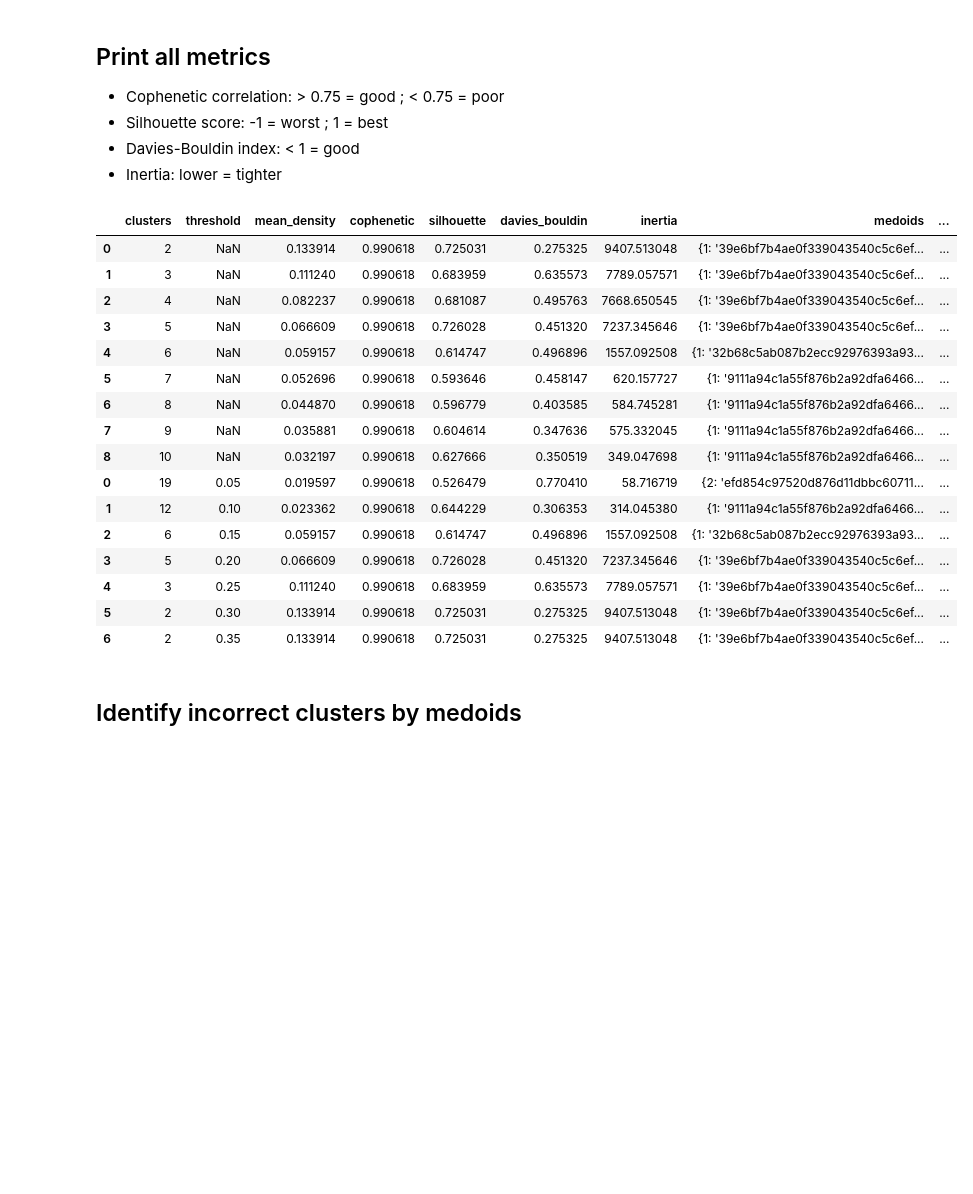
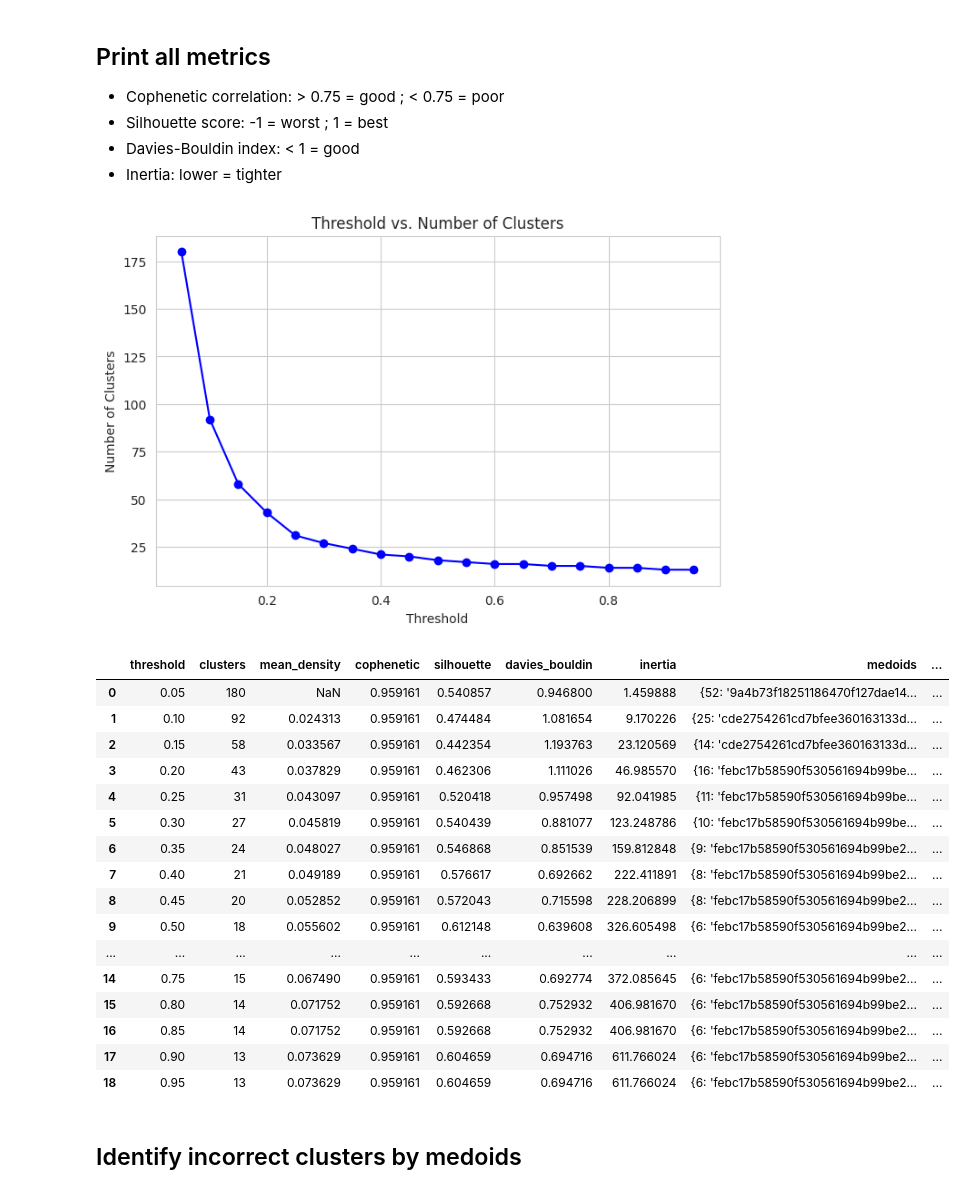
Before and after one commit to Inria-Empenn/OHBM_2026_neurovariants, a Jupyter notebook: emotion_1000_analysis.ipynb, the cells around one changed output. Saved outputs shown, nothing was run; the diff lists cells and outputs as text; code cells hidden in the pictures; blank space fills up the shorter version.

```diff
--- a/emotion_1000_analysis.ipynb
+++ b/emotion_1000_analysis.ipynb
@@ -4,11 +4,11 @@ import os
 datadir = "/home/ymerel/fmri/OHBM_2026_neurovariants/data/emotion_1000"
 ds_path = os.path.join(datadir, 'dataset.csv')
 corr_path = os.path.join(datadir, 'correlations.csv')
-corr_func = 'spearman'
+corr_func = 'pearson'
 basedir = "/home/ymerel/storage/results/"
 jobname = "emotion_1000"
 result_path = f"{basedir}{jobname}"
-coords = [0, -6, -16]
+coords = [-20, -6, -16]
 # %%
 !sshfs -o reconnect,ServerAliveInterval=120,ServerAliveCountMax=3 rennes.g5k:/srv/storage/empenn@storage2.rennes.grid5000.fr/private/ymerel /home/ymerel/storage
 # %% [output]
@@ -69,7 +69,11 @@ def normalize_dataset(ds: pd.DataFrame):
     ds = ds.convert_dtypes()
     boolean_columns = ds.select_dtypes(include='bool').columns
     columns_to_drop = [col for col in boolean_columns if ds[col].all()]
+    columns_to_drop.append("pearson_from_mean")
+    columns_to_drop.append("spearman_from_mean")
+    columns_to_drop.append("spearman_from_ref")
     ds = ds.drop(columns=columns_to_drop)
+    ds.rename(columns={f'{corr_func}_from_ref': 'from_ref'}, inplace=True)
     return ds
 # %% [markdown]
 # Load data
@@ -303,15 +173,18 @@ df_by_nb.head(10)
 # %% [markdown]
 ## Cluster by threshold
 # %%
+from utils import clusterize_hierch, predict_clusters, get_cluster_distance_densities, get_cluster_cophenetic,get_cluster_silhouette, get_cluster_inertia, get_davies_bouldin, get_medoids, get_antimedoids
+import numpy as np
+
 all_results = []
 
-thresholds = [0.05, 0.1, 0.15, 0.2, 0.25, 0.3, 0.35]
+thresholds = [0.05, 0.10, 0.15, 0.20, 0.25, 0.30, 0.35, 0.40, 0.45, 0.5, 0.55, 0.60, 0.65, 0.7, 0.75, 0.8, 0.85, 0.9, 0.95]
 
 for threshold in thresholds:
     results = dict()
     results['threshold'] = threshold
     # cluster on whole dataset
-    ds, matrix, Z, clusters = clusterize_hierch(dataset, dataset['id'], None, corr_func, threshold)
+    ds, matrix, Z, clusters = clusterize_hierch(dataset, correlations, dataset['id'], None, corr_func, threshold)
     results['clusters'] = len(np.unique(clusters.values))
 
     distance_matrix = 1 - matrix
@@ -322,10 +195,8 @@ for threshold in thresholds:
     results['davies_bouldin'] = get_davies_bouldin(distance_matrix.values, clusters.values)
     results['inertia'] = get_cluster_inertia(distance_matrix.values, clusters.values)
     results['medoids'] = get_medoids(distance_matrix, clusters)
-
+    results['antimedoids'] = get_antimedoids(distance_matrix, clusters)
     # predict on 70 % train dataset
-    merged_results = results | predict_clusters(dataset, None, threshold, 0.7)
+    merged_results = results | predict_clusters(dataset, correlations, None, corr_func, threshold, 0.7)
     all_results.append(merged_results)
-
 df_by_thresh = pd.DataFrame(all_results)
-df_by_thresh.head(10)
@@ -345,26 +207,34 @@ df_by_thresh.head(10)
 - Davies-Bouldin index: < 1 = good
 - Inertia: lower = tighter
 # %%
-df_results = pd.concat([df_by_nb, df_by_thresh], axis=0)
+df_results = df_by_thresh
+plt.figure(figsize=(8, 5))
+plt.plot(df_results['threshold'], df_results['clusters'], marker='o', linestyle='-', color='b')
+plt.title('Threshold vs. Number of Clusters')
+plt.xlabel('Threshold')
+plt.ylabel('Number of Clusters')
+plt.grid(True)
+plt.show()
 df_results.head(20)
 # %% [output]
+[figure, added]
-|  | clusters | threshold | mean_density | cophenetic | silhouette | davies_bouldin | inertia | medoids | ... |
-| 0 | 2 | NaN | 0.133914 | 0.990618 | 0.725031 | 0.275325 | 9407.513048 | {1: '39e6bf7b4ae0f339043540c5c6ef... | ... |
-| 1 | 3 | NaN | 0.111240 | 0.990618 | 0.683959 | 0.635573 | 7789.057571 | {1: '39e6bf7b4ae0f339043540c5c6ef... | ... |
-| 2 | 4 | NaN | 0.082237 | 0.990618 | 0.681087 | 0.495763 | 7668.650545 | {1: '39e6bf7b4ae0f339043540c5c6ef... | ... |
-| 3 | 5 | NaN | 0.066609 | 0.990618 | 0.726028 | 0.451320 | 7237.345646 | {1: '39e6bf7b4ae0f339043540c5c6ef... | ... |
-| 4 | 6 | NaN | 0.059157 | 0.990618 | 0.614747 | 0.496896 | 1557.092508 | {1: '32b68c5ab087b2ecc92976393a93... | ... |
-| 5 | 7 | NaN | 0.052696 | 0.990618 | 0.593646 | 0.458147 | 620.157727 | {1: '9111a94c1a55f876b2a92dfa6466... | ... |
-| 6 | 8 | NaN | 0.044870 | 0.990618 | 0.596779 | 0.403585 | 584.745281 | {1: '9111a94c1a55f876b2a92dfa6466... | ... |
-| 7 | 9 | NaN | 0.035881 | 0.990618 | 0.604614 | 0.347636 | 575.332045 | {1: '9111a94c1a55f876b2a92dfa6466... | ... |
-| 8 | 10 | NaN | 0.032197 | 0.990618 | 0.627666 | 0.350519 | 349.047698 | {1: '9111a94c1a55f876b2a92dfa6466... | ... |
-| 0 | 19 | 0.05 | 0.019597 | 0.990618 | 0.526479 | 0.770410 | 58.716719 | {2: 'efd854c97520d876d11dbbc60711... | ... |
-| 1 | 12 | 0.10 | 0.023362 | 0.990618 | 0.644229 | 0.306353 | 314.045380 | {1: '9111a94c1a55f876b2a92dfa6466... | ... |
-| 2 | 6 | 0.15 | 0.059157 | 0.990618 | 0.614747 | 0.496896 | 1557.092508 | {1: '32b68c5ab087b2ecc92976393a93... | ... |
-| 3 | 5 | 0.20 | 0.066609 | 0.990618 | 0.726028 | 0.451320 | 7237.345646 | {1: '39e6bf7b4ae0f339043540c5c6ef... | ... |
-| 4 | 3 | 0.25 | 0.111240 | 0.990618 | 0.683959 | 0.635573 | 7789.057571 | {1: '39e6bf7b4ae0f339043540c5c6ef... | ... |
-| 5 | 2 | 0.30 | 0.133914 | 0.990618 | 0.725031 | 0.275325 | 9407.513048 | {1: '39e6bf7b4ae0f339043540c5c6ef... | ... |
-| 6 | 2 | 0.35 | 0.133914 | 0.990618 | 0.725031 | 0.275325 | 9407.513048 | {1: '39e6bf7b4ae0f339043540c5c6ef... | ... |
+|  | threshold | clusters | mean_density | cophenetic | silhouette | davies_bouldin | inertia | medoids | ... |
+| 0 | 0.05 | 180 | NaN | 0.959161 | 0.540857 | 0.946800 | 1.459888 | {52: '9a4b73f18251186470f127dae14... | ... |
+| 1 | 0.10 | 92 | 0.024313 | 0.959161 | 0.474484 | 1.081654 | 9.170226 | {25: 'cde2754261cd7bfee360163133d... | ... |
+| 2 | 0.15 | 58 | 0.033567 | 0.959161 | 0.442354 | 1.193763 | 23.120569 | {14: 'cde2754261cd7bfee360163133d... | ... |
+| 3 | 0.20 | 43 | 0.037829 | 0.959161 | 0.462306 | 1.111026 | 46.985570 | {16: 'febc17b58590f530561694b99be... | ... |
+| 4 | 0.25 | 31 | 0.043097 | 0.959161 | 0.520418 | 0.957498 | 92.041985 | {11: 'febc17b58590f530561694b99be... | ... |
+| 5 | 0.30 | 27 | 0.045819 | 0.959161 | 0.540439 | 0.881077 | 123.248786 | {10: 'febc17b58590f530561694b99be... | ... |
+| 6 | 0.35 | 24 | 0.048027 | 0.959161 | 0.546868 | 0.851539 | 159.812848 | {9: 'febc17b58590f530561694b99be2... | ... |
+| 7 | 0.40 | 21 | 0.049189 | 0.959161 | 0.576617 | 0.692662 | 222.411891 | {8: 'febc17b58590f530561694b99be2... | ... |
+| 8 | 0.45 | 20 | 0.052852 | 0.959161 | 0.572043 | 0.715598 | 228.206899 | {8: 'febc17b58590f530561694b99be2... | ... |
+| 9 | 0.50 | 18 | 0.055602 | 0.959161 | 0.612148 | 0.639608 | 326.605498 | {6: 'febc17b58590f530561694b99be2... | ... |
+| ... | ... | ... | ... | ... | ... | ... | ... | ... | ... |
+| 14 | 0.75 | 15 | 0.067490 | 0.959161 | 0.593433 | 0.692774 | 372.085645 | {6: 'febc17b58590f530561694b99be2... | ... |
+| 15 | 0.80 | 14 | 0.071752 | 0.959161 | 0.592668 | 0.752932 | 406.981670 | {6: 'febc17b58590f530561694b99be2... | ... |
+| 16 | 0.85 | 14 | 0.071752 | 0.959161 | 0.592668 | 0.752932 | 406.981670 | {6: 'febc17b58590f530561694b99be2... | ... |
+| 17 | 0.90 | 13 | 0.073629 | 0.959161 | 0.604659 | 0.694716 | 611.766024 | {6: 'febc17b58590f530561694b99be2... | ... |
+| 18 | 0.95 | 13 | 0.073629 | 0.959161 | 0.604659 | 0.694716 | 611.766024 | {6: 'febc17b58590f530561694b99be2... | ... |
 # %% [markdown]
 ## Identify incorrect clusters by medoids
 # %%
```
Also changed, not shown: parts of 27 cells of this notebook, 15 other files.
